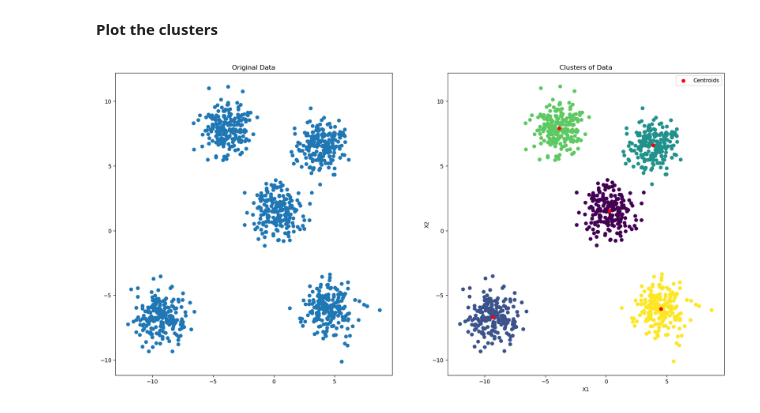
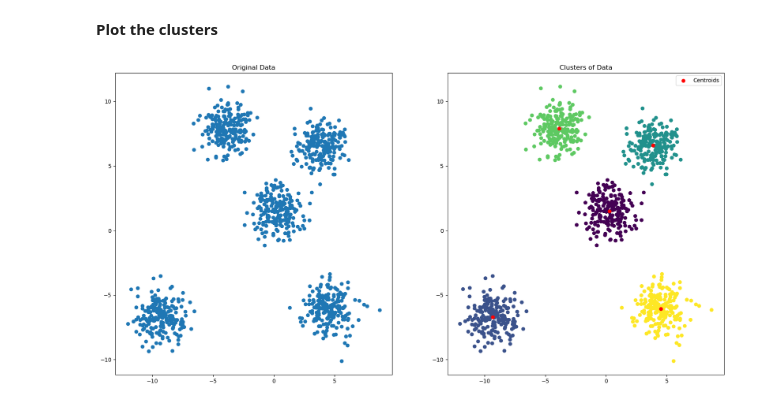
Before and after one commit to Rachidbh/Ml_Models_From_Scratch, a Jupyter notebook: K-Means.ipynb, the cells around one changed output. Cells and saved outputs as stored; diff of their text form; code cells hidden in the pictures.

```diff
--- a/K-Means.ipynb
+++ b/K-Means.ipynb
@@ -69,15 +69,13 @@ y_predict,distorsion,U=KmeansNInit(X,k=5,n_iter=300,n_init=10)
 # %%
 plt.figure(figsize=(20,10))
 plt.subplot(1,2,1)
 plt.scatter(X[:,0],X[:,1])
 plt.title("Original Data")
 plt.subplot(1,2,2)
 plt.scatter(X[:,0],X[:,1],c=y_predict)
 plt.title("Clusters of Data")
 plt.scatter(U[:,0],U[:,1],c='r',label="Centroids")
 plt.legend()
-plt.xlabel("X1")
-plt.ylabel("X2")
 plt.show()
 # %% [output]
-[figure, old version]
+[figure, new version]
```
